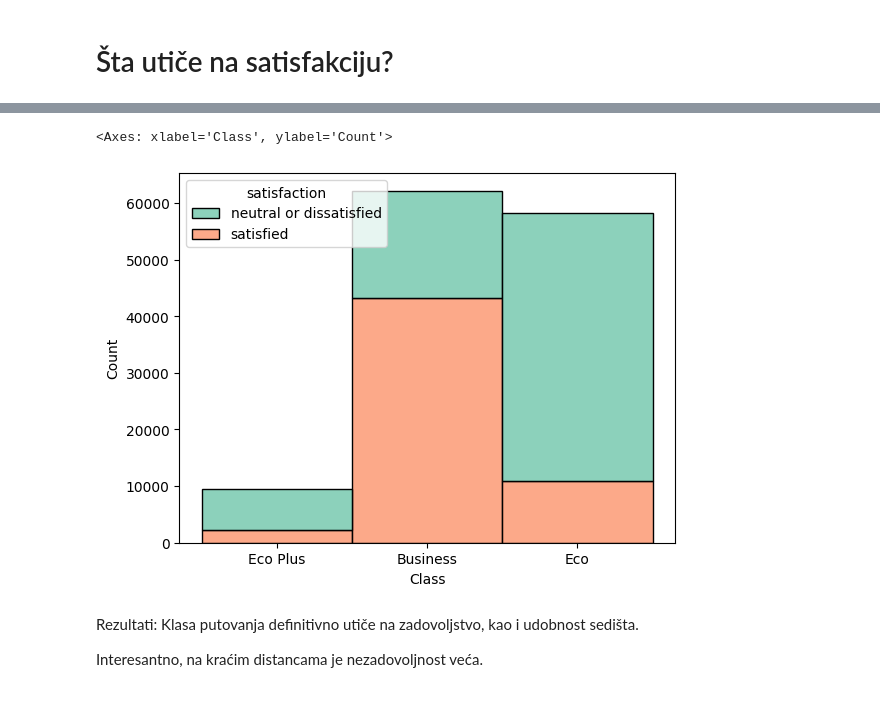
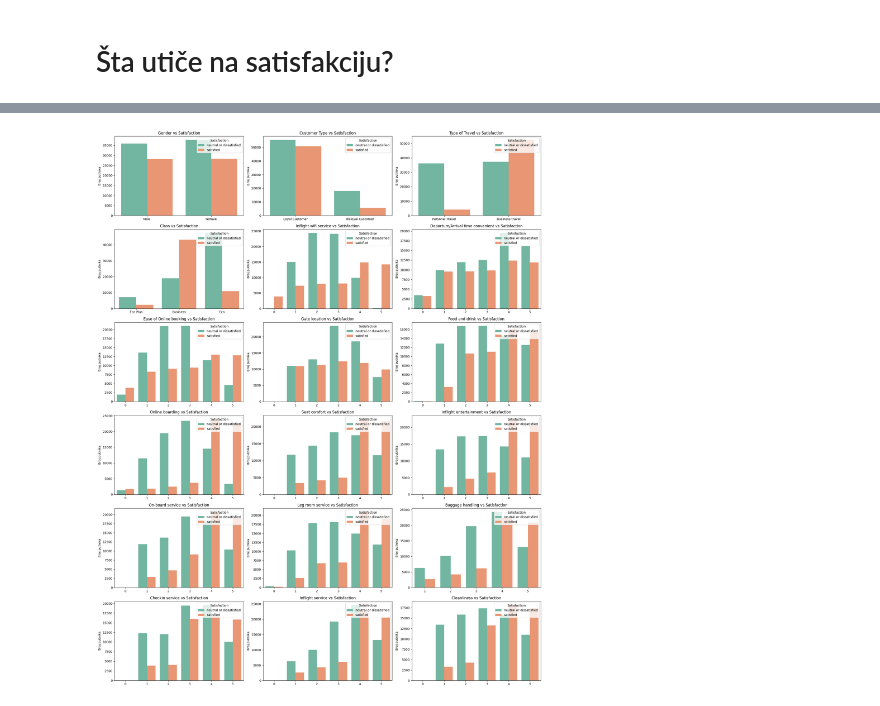
Before and after one commit to irinaradanovic/AeroSatisfaction-Prediction, a Jupyter notebook: eda.ipynb, the cells around one changed output, grey strips where cells are left out. Saved outputs shown, nothing was run; the diff lists cells and outputs as text; code cells hidden in the pictures.

```diff
--- a/eda.ipynb
+++ b/eda.ipynb
@@ -221,10 +209,22 @@ sb.histplot(data=df, x='Seat comfort', hue='satisfaction', multiple='stack',
-# %%
-sb.histplot(data=df, x='Class', hue='satisfaction', multiple='stack',
-                 palette='Set2', bins=20)
-# %% [output]
-<Axes: xlabel='Class', ylabel='Count'>
-[figure, removed]
-# %% [markdown]
-Rezultati: Klasa putovanja definitivno utiče na zadovoljstvo, kao i udobnost sedišta.
-
-Interesantno, na kraćim distancama je nezadovoljnost veća.
+# %%
+cat_and_service_cols = [
+    'Gender', 'Customer Type', 'Type of Travel', 'Class',
+    'Inflight wifi service', 'Departure/Arrival time convenient', 'Ease of Online booking',
+    'Gate location', 'Food and drink', 'Online boarding', 'Seat comfort',
+    'Inflight entertainment', 'On-board service', 'Leg room service',
+    'Baggage handling', 'Checkin service', 'Inflight service', 'Cleanliness'
+]
+fig, axes = plt.subplots(nrows=6, ncols=3, figsize=(20, 25))
+axes = axes.flatten() #
+
+for i, col in enumerate(cat_and_service_cols):
+    sb.countplot(data=df, x=col, hue='satisfaction', hue_order=['neutral or dissatisfied', 'satisfied'], palette='Set2', ax=axes[i])
+    axes[i].set_title(f'{col} vs Satisfaction')
+    axes[i].set_xlabel('')
+    axes[i].set_ylabel('Broj putnika')
+    axes[i].legend(title='Satisfaction', loc='upper right')
+
+plt.tight_layout()
+plt.show()
+# %% [output]
+[figure, added]
```
Also changed, not shown: parts of 3 cells of this notebook.
